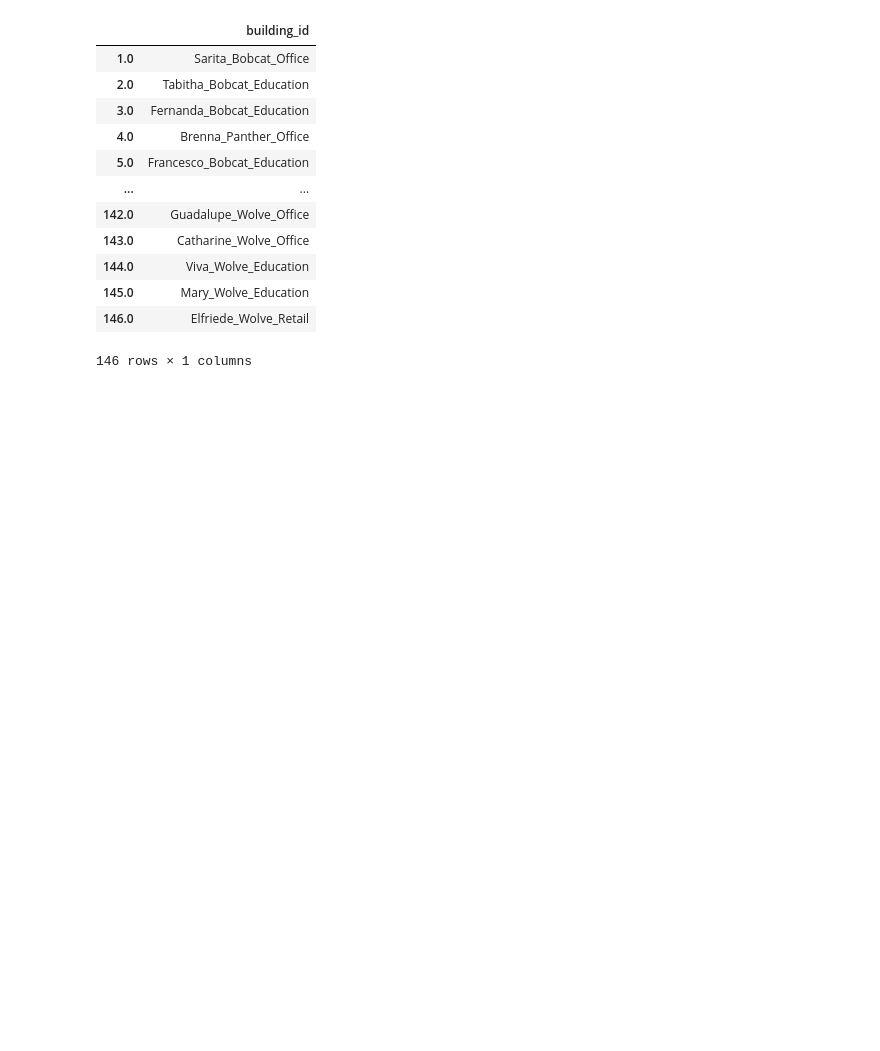
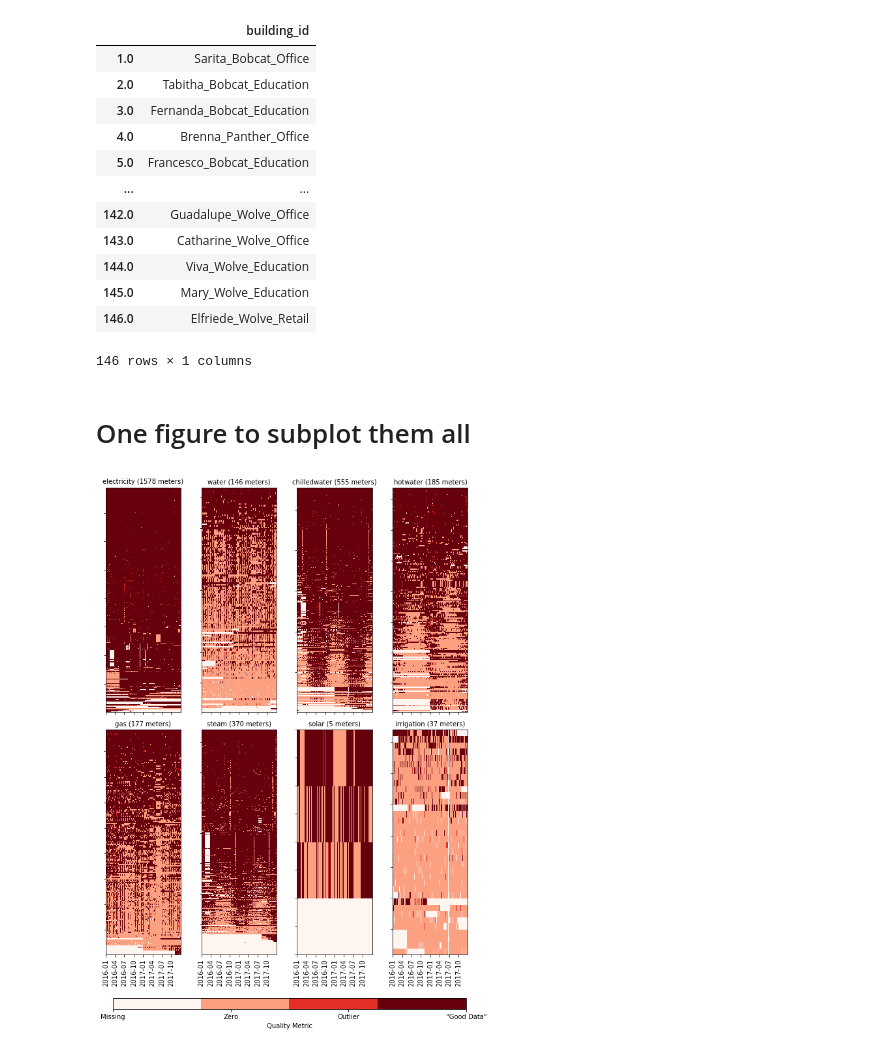
Before and after one commit to buds-lab/building-data-genome-project-2, a Jupyter notebook: notebooks/05_Data-quality.ipynb, the cells around one changed output. Drawn from its saved outputs; the diff is of its cells as text; code cells hidden in the pictures; blank space fills up the shorter version.

Commit message:
Update Data Quality figure and notebook

```diff
--- a/notebooks/04_Data-quality.ipynb
+++ b/notebooks/05_Data-quality.ipynb
@@ -853,3 +854,5 @@ pd.DataFrame(df_qm.index, index = np.linspace(1, len(df_qm), len(df_qm)), column
 146 rows × 1 columns
 # %%
 fig.savefig("..\\figures\\dataQuality_water.jpg", dpi=300, bbox_inches='tight')
+# %% [markdown]
+# One figure to subplot them all
@@ -855,0 +899,36 @@ fig.savefig("..\\figures\\dataQuality_water.jpg", dpi=300, bbox_inches='tight')
+# %%
+fig, axes = plt.subplots(2, 4, sharex = True, figsize=(8.27,11.69))
+axes = axes.flatten()
+
+metername = ["electricity","water","chilledwater","hotwater","gas", "steam","solar","irrigation"]
+
+for i,j in enumerate(metername):
+
+    df = processData(j)
+
+    # Get the data
+    x = mdates.drange(df.columns[0], df.columns[-1] + dt.timedelta(hours=1), dt.timedelta(hours=1))
+    y = np.linspace(1, len(df), len(df))
+
+    # Plot
+    ax = axes[i]
+    data = np.array(df)
+    cmap = plt.get_cmap('Reds', 4)
+    qmesh = ax.pcolormesh(x, y, data, cmap=cmap, rasterized=True)
+    # Axis
+    ax.axis('tight')
+    ax.xaxis_date() # Set up as dates
+    ax.tick_params("x", labelrotation=90)
+    ax.set_yticklabels([])
+    ax.set_title(j + " (" + str(int(max(y))) + " meters)", fontdict={'fontsize':10})
+
+# Color bar
+cbaxes = fig.add_axes([0.057, 0.02, 0.91, 0.02])
+cbar = fig.colorbar(qmesh, ax=ax, ticks=[0,1,2,3], orientation='horizontal', cax = cbaxes)
+cbar.ax.set_xticklabels(['Missing', 'Zero', 'Outlier', '"Good Data"'])
+cbar.set_label('Quality Metric')
+
+plt.tight_layout()
+plt.subplots_adjust(bottom=0.12)
+# %% [output]
+[figure, added]
```
Also changed, not shown: parts of 3 cells of this notebook, 3 other files.
